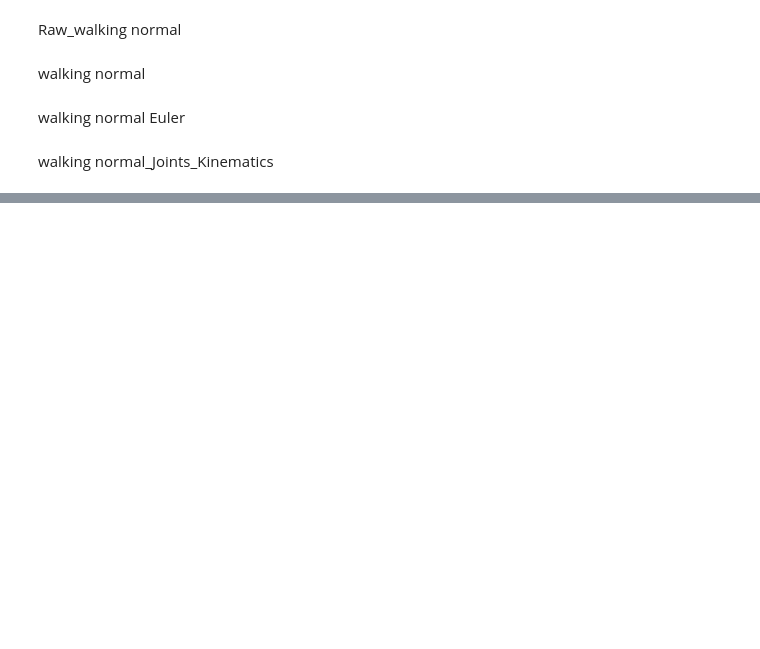
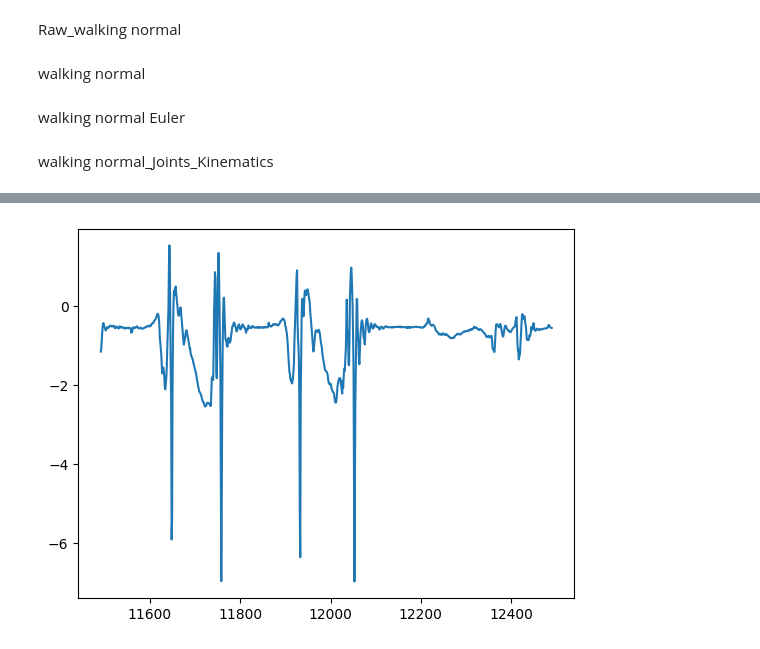
Before and after one commit to abbrash/Hanieh_Moradi_Dataset, a Jupyter notebook: hanieh_moradi_dataset_cleaning.ipynb, the cells around one changed output, grey strips where cells are left out. Cells and saved outputs as stored; diff of their text form; code cells hidden in the pictures; blank space fills up the shorter version.

```diff
--- a/hanieh_moradi_dataset_cleaning.ipynb
+++ b/hanieh_moradi_dataset_cleaning.ipynb
@@ -608,0 +499,5 @@ for subject, sub_name in subjects.items():
+# %%
+plt.plot(data_1['AccY_LeftFoot'].iloc[-1000:])
+plt.show()
+# %% [output]
+[figure, added]
```
Also changed, not shown: parts of 8 cells of this notebook, 1 other file.
